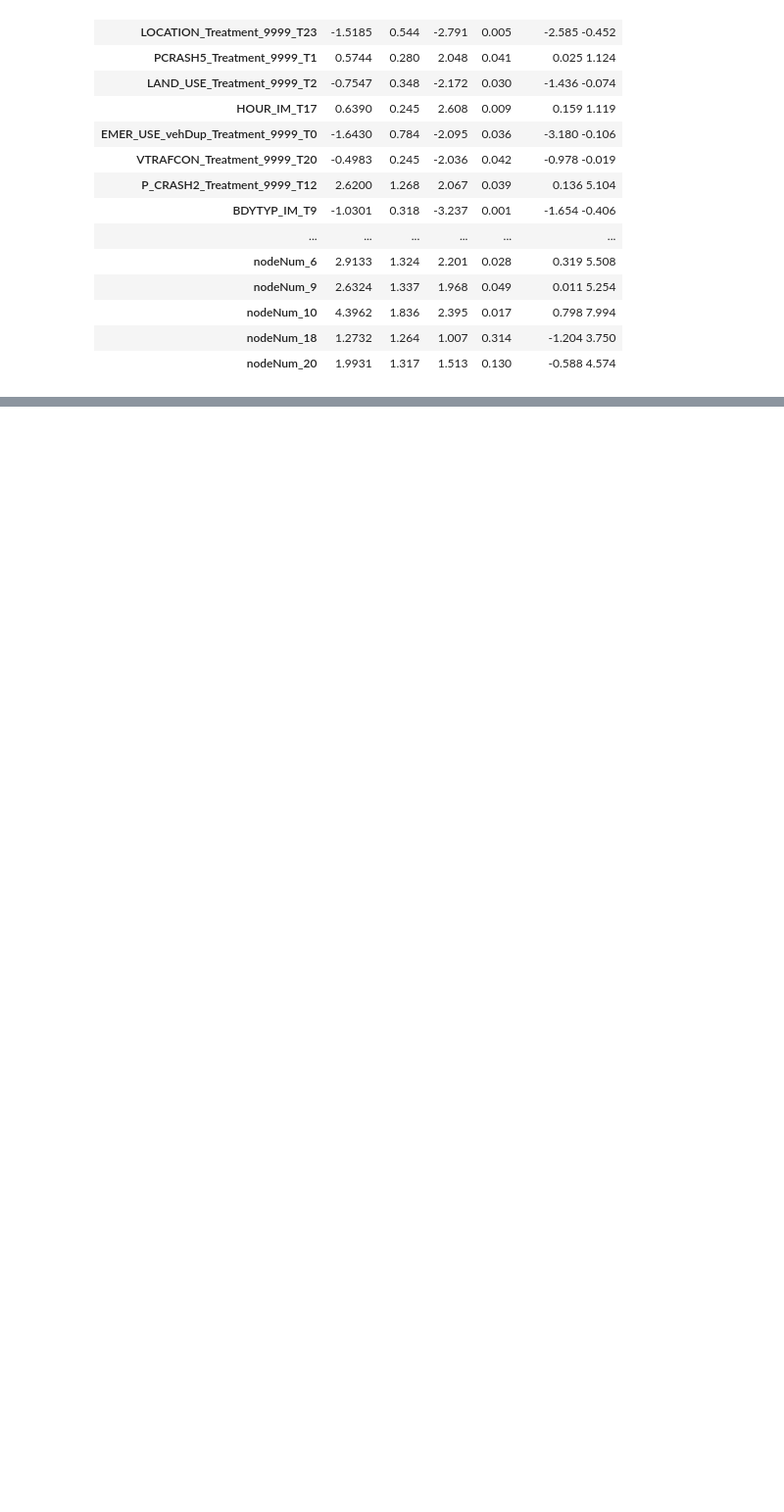
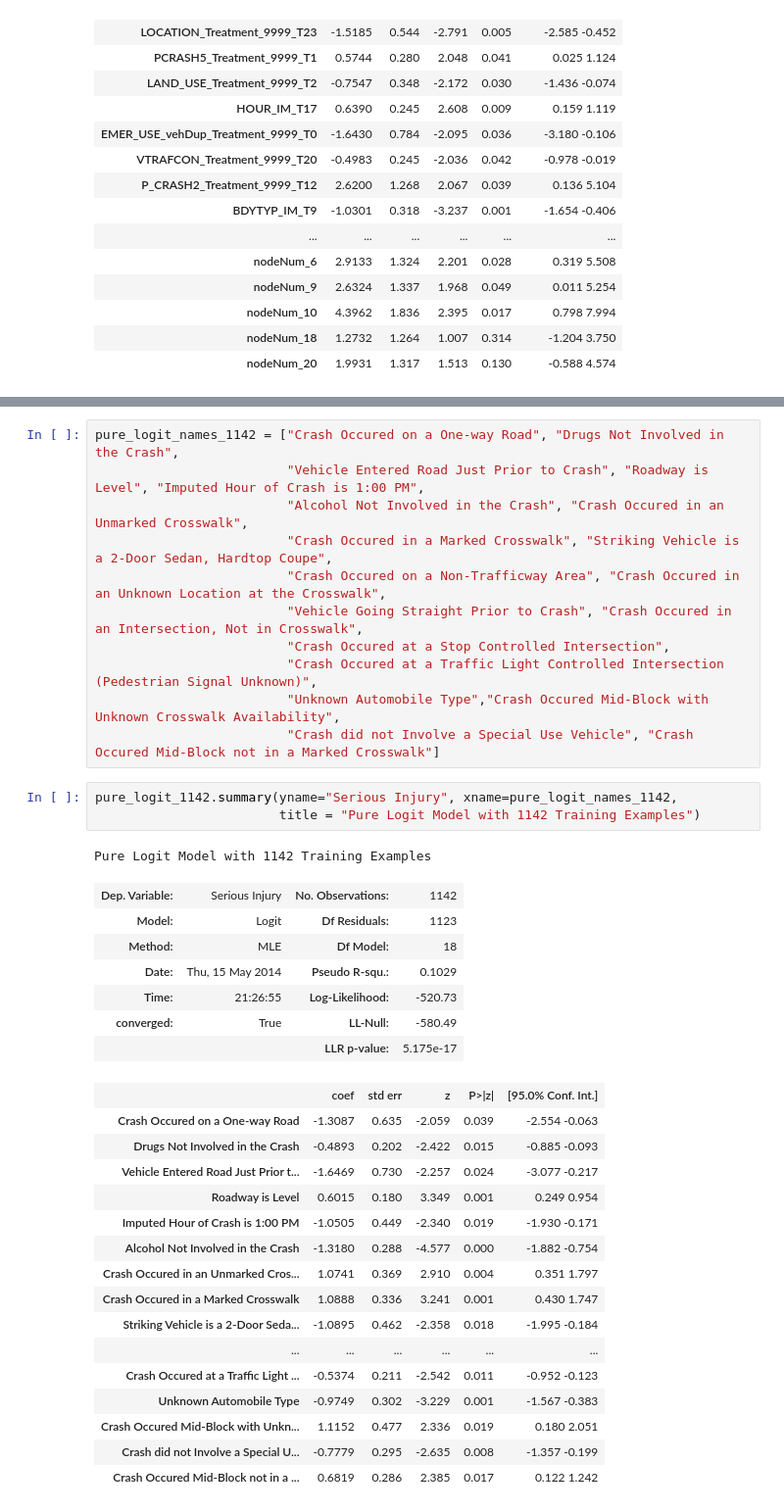
Before and after one commit to fagan2888/cs289_final_project, a Jupyter notebook: make_learning_curves.ipynb, the cells around one changed output, grey strips where cells are left out. Shown at 98% size. Drawn from its saved outputs; the diff is of its cells as text; blank space fills up the shorter version.

```diff
--- a/make_learning_curves.ipynb
+++ b/make_learning_curves.ipynb
@@ -345,0 +688,39 @@ Logit Regression Results
+# %%
+pure_logit_names_1142 = ["Crash Occured on a One-way Road", "Drugs Not Involved in the Crash",
+                         "Vehicle Entered Road Just Prior to Crash", "Roadway is Level", "Imputed Hour of Crash is 1:00 PM",
+                         "Alcohol Not Involved in the Crash", "Crash Occured in an Unmarked Crosswalk",
+                         "Crash Occured in a Marked Crosswalk", "Striking Vehicle is a 2-Door Sedan, Hardtop Coupe",
+                         "Crash Occured on a Non-Trafficway Area", "Crash Occured in an Unknown Location at the Crosswalk",
+                         "Vehicle Going Straight Prior to Crash", "Crash Occured in an Intersection, Not in Crosswalk",
+                         "Crash Occured at a Stop Controlled Intersection",
+                         "Crash Occured at a Traffic Light Controlled Intersection (Pedestrian Signal Unknown)",
+                         "Unknown Automobile Type","Crash Occured Mid-Block with Unknown Crosswalk Availability",
+                         "Crash did not Involve a Special Use Vehicle", "Crash Occured Mid-Block not in a Marked Crosswalk"]
+# %%
+pure_logit_1142.summary(yname="Serious Injury", xname=pure_logit_names_1142,
+                        title = "Pure Logit Model with 1142 Training Examples")
+# %% [output]
+Pure Logit Model with 1142 Training Examples
+| Dep. Variable: | Serious Injury | No. Observations: | 1142 |
+| Model: | Logit | Df Residuals: | 1123 |
+| Method: | MLE | Df Model: | 18 |
+| Date: | Thu, 15 May 2014 | Pseudo R-squ.: | 0.1029 |
+| Time: | 21:26:55 | Log-Likelihood: | -520.73 |
+| converged: | True | LL-Null: | -580.49 |
+|  |  | LLR p-value: | 5.175e-17 |
+|  | coef | std err | z | P>|z| | [95.0% Conf. Int.] |
+| Crash Occured on a One-way Road | -1.3087 | 0.635 | -2.059 | 0.039 | -2.554 -0.063 |
+| Drugs Not Involved in the Crash | -0.4893 | 0.202 | -2.422 | 0.015 | -0.885 -0.093 |
+| Vehicle Entered Road Just Prior t... | -1.6469 | 0.730 | -2.257 | 0.024 | -3.077 -0.217 |
+| Roadway is Level | 0.6015 | 0.180 | 3.349 | 0.001 | 0.249 0.954 |
+| Imputed Hour of Crash is 1:00 PM | -1.0505 | 0.449 | -2.340 | 0.019 | -1.930 -0.171 |
+| Alcohol Not Involved in the Crash | -1.3180 | 0.288 | -4.577 | 0.000 | -1.882 -0.754 |
+| Crash Occured in an Unmarked Cros... | 1.0741 | 0.369 | 2.910 | 0.004 | 0.351 1.797 |
+| Crash Occured in a Marked Crosswalk | 1.0888 | 0.336 | 3.241 | 0.001 | 0.430 1.747 |
+| Striking Vehicle is a 2-Door Seda... | -1.0895 | 0.462 | -2.358 | 0.018 | -1.995 -0.184 |
+| ... | ... | ... | ... | ... | ... |
+| Crash Occured at a Traffic Light ... | -0.5374 | 0.211 | -2.542 | 0.011 | -0.952 -0.123 |
+| Unknown Automobile Type | -0.9749 | 0.302 | -3.229 | 0.001 | -1.567 -0.383 |
+| Crash Occured Mid-Block with Unkn... | 1.1152 | 0.477 | 2.336 | 0.019 | 0.180 2.051 |
+| Crash did not Involve a Special U... | -0.7779 | 0.295 | -2.635 | 0.008 | -1.357 -0.199 |
+| Crash Occured Mid-Block not in a ... | 0.6819 | 0.286 | 2.385 | 0.017 | 0.122 1.242 |
```
Also changed, not shown: parts of 32 cells of this notebook, 3 other files.
